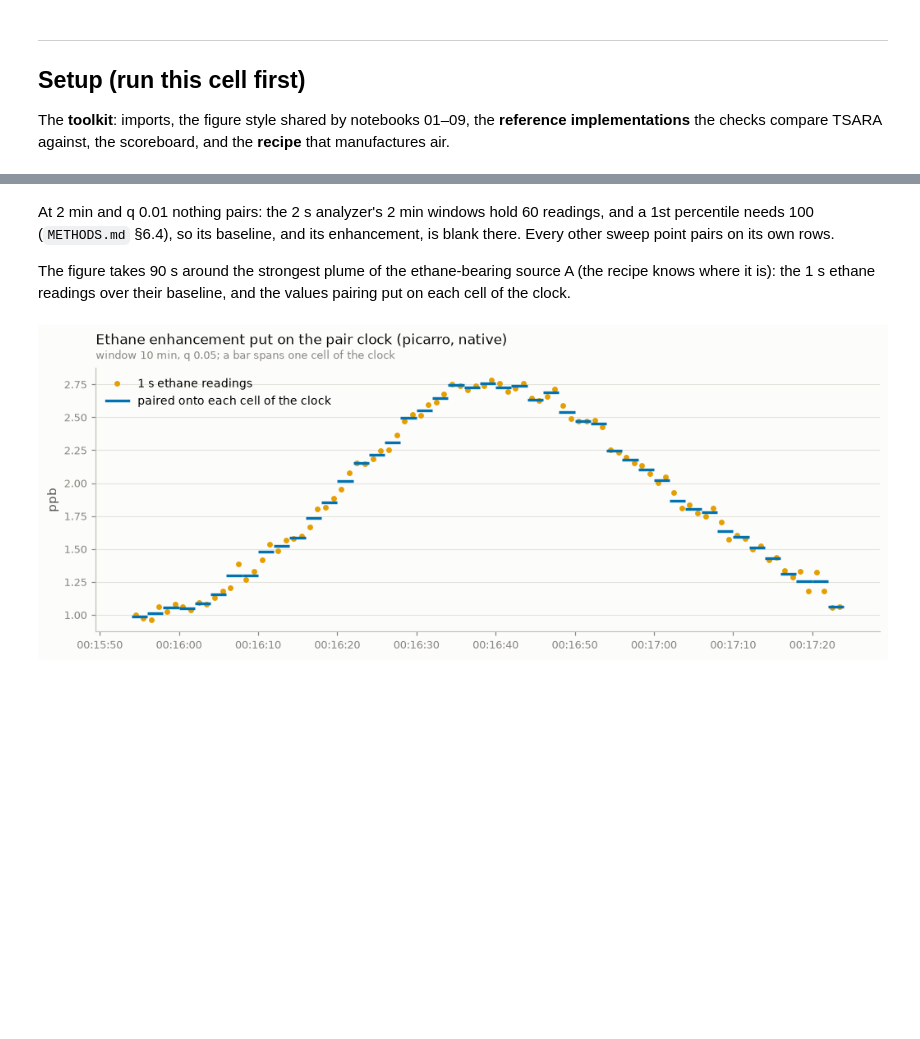
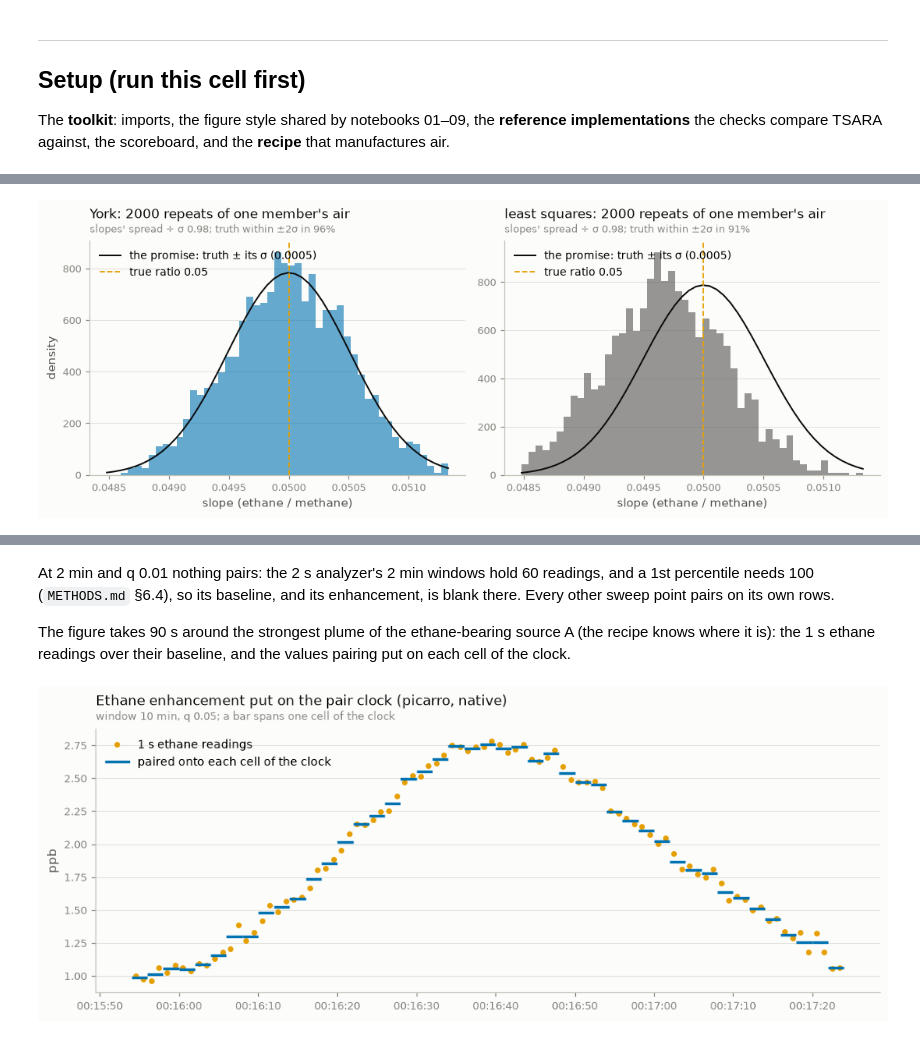
Before and after one commit to agmeyer4/tsara, a Jupyter notebook: examples/notebooks/09_ratio_fits_walkthrough.ipynb, the cells around one changed output, grey strips where cells are left out. Saved outputs shown, nothing was run; the diff lists cells and outputs as text; code cells hidden in the pictures; blank space fills up the shorter version.

```diff
--- a/examples/notebooks/09_ratio_fits_walkthrough.ipynb
+++ b/examples/notebooks/09_ratio_fits_walkthrough.ipynb
@@ -793,0 +1377,89 @@ ethane: 3598 readings behind the pairs, borrowed share 0.00, readings in more th
+# %%
+start_section("§4")
+# --- parameters --------------------------------------------------------------
+SEED = 1  # which manufactured hour the member comes from
+CANDIDATE = 13  # whose member, by its number in §1's figure (at 10 min, q 0.05, exit 1)
+REPEATS = 2000  # how many times the noise is drawn again
+
+products = chain(seed=SEED)
+fits, truth, pairs = products["fits"], products["truth"], products["paired"].dataset
+mid = pairs.time.values.astype("datetime64[ns]").astype(np.int64)
+member = fits[
+    (fits.method == "york")
+    & (fits.candidate_id == f"van.ch4/w600s/c{CANDIDATE}")
+    & (fits.baseline_quantile == 0.05)
+    & (fits.exit_multiple == 1.0)
+].iloc[0]
+points = np.asarray(
+    reference_points(
+        mid, pd.Timestamp(member.start_time).value, pd.Timestamp(member.end_time).value
+    )
+)
+a, b = truth["A"][points], truth["B"][points]
+x_true, y_true = a + b, RATIO_A * a + RATIO_B * b  # the member's true air, before noise
+true_ratio = RATIO_A if a.sum() >= b.sum() else RATIO_B  # the source holding most of its methane
+
+repeats, _ = repeat_fits(x_true, y_true, REPEATS, seed=SEED)
+print(
+    f"candidate {CANDIDATE}'s member: {len(points)} readings, "
+    f"true methane up to {x_true.max():.0f} ppb, "
+    f"signal {member.signal:.1f}, {a.sum() / (a.sum() + b.sum()):.0%} source A\n"
+)
+summary = {}
+for method in ("york", "ols"):
+    rows = repeats[repeats.method == method]
+    spread = np.std(rows.slope, ddof=1)
+    summary[method] = {
+        "mean slope": rows.slope.mean(),
+        "slopes' spread": spread,
+        "median σ": np.median(rows.slope_sigma),
+        "spread ÷ σ": spread / np.median(rows.slope_sigma),
+        "truth within ±2σ": np.mean(np.abs(rows.slope - true_ratio) <= 2 * rows.slope_sigma),
+    }
+print(
+    pd.DataFrame(summary)
+    .rename(columns={"york": "York", "ols": "least squares"})
+    .to_string(float_format=lambda v: f"{v:.4g}")
+)
+
+fig, axes = plt.subplots(1, 2, figsize=(10, 3.8), sharex=True)
+low, high = np.percentile(repeats.slope, [0.2, 99.8])
+bins = np.linspace(low, high, 50)
+for ax, method, color, name in (
+    (axes[0], "york", C1, "York"),
+    (axes[1], "ols", INK2, "least squares"),
+):
+    rows = repeats[repeats.method == method]
+    sigma = np.median(rows.slope_sigma)
+    ax.hist(rows.slope, bins=bins, density=True, color=color, alpha=0.6)
+    curve = np.exp(-0.5 * ((bins - true_ratio) / sigma) ** 2) / (sigma * math.sqrt(2 * math.pi))
+    ax.plot(bins, curve, color=INK, lw=1.3, label=f"the promise: truth ± its σ ({sigma:.4f})")
+    ax.axvline(true_ratio, color=C2, ls="--", lw=1.2, label=f"true ratio {true_ratio:g}")
+    finish(
+        ax,
+        title=f"{name}: {REPEATS} repeats of one member's air",
+        sub=f"slopes' spread ÷ σ {summary[method]['spread ÷ σ']:.2f}; "
+        f"truth within ±2σ in {summary[method]['truth within ±2σ']:.0%}",
+        xlab="slope (ethane / methane)",
+        legend=True,
+        loc="upper left",
+    )
+axes[0].set_ylabel("density")
+plt.tight_layout()
+plt.show()
+
+york_rows = repeats[repeats.method == "york"]
+spread = np.std(york_rows.slope, ddof=1)
+check(
+    "§4 York's slope is unbiased on one source: its mean within 3 standard errors of the truth",
+    abs(york_rows.slope.mean() - true_ratio) <= 3 * spread / math.sqrt(len(york_rows)),
+    f"{york_rows.slope.mean():.5f} against {true_ratio:g}",
+)
+check(
+    "§4 York's sigma keeps its promise where the signal is strong (at least 5)",
+    member.signal < 5 or 0.9 <= summary["york"]["spread ÷ σ"] <= 1.15,
+    f"spread ÷ σ {summary['york']['spread ÷ σ']:.2f}, signal {member.signal:.1f}"
+    if member.signal >= 5
+    else f"not asked: signal {member.signal:.1f}",
+)
+# %% [output]
@@ -793,0 +1474 @@ ethane: 3598 readings behind the pairs, borrowed share 0.00, readings in more th
+[figure, added]
```
Also changed, not shown: parts of 69 cells of this notebook.
